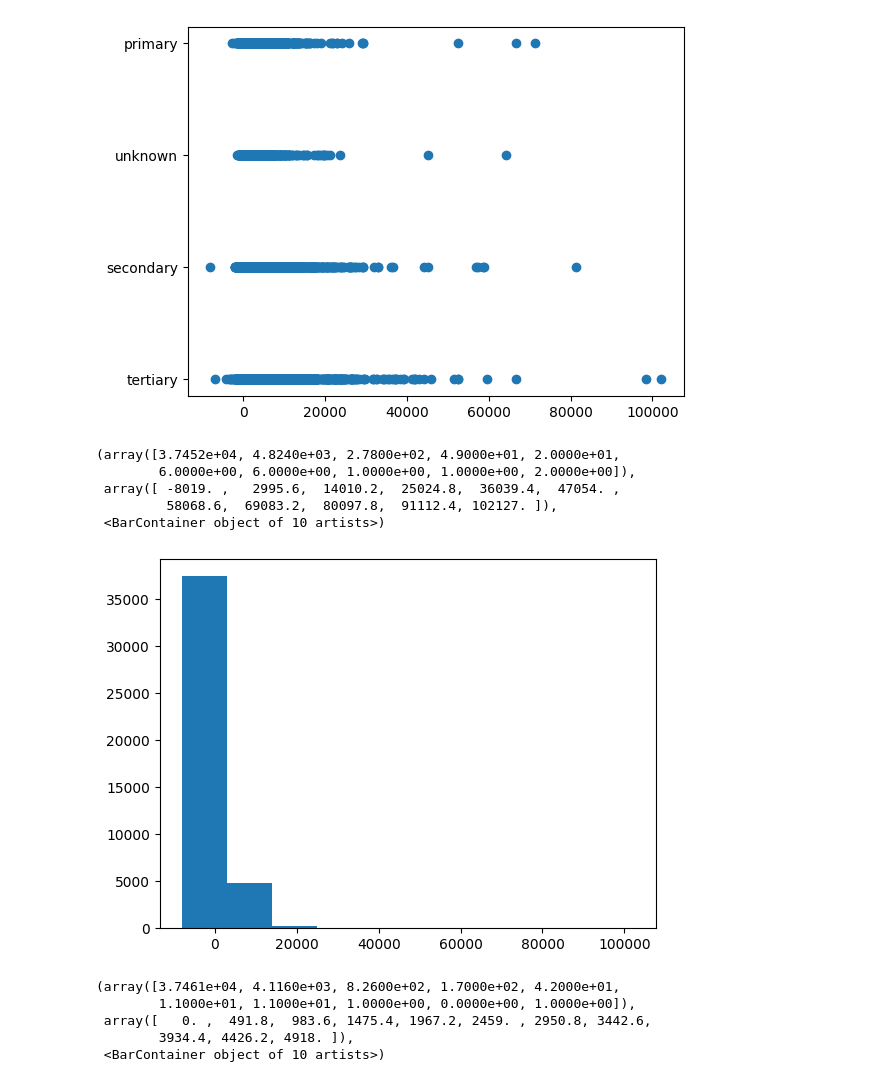
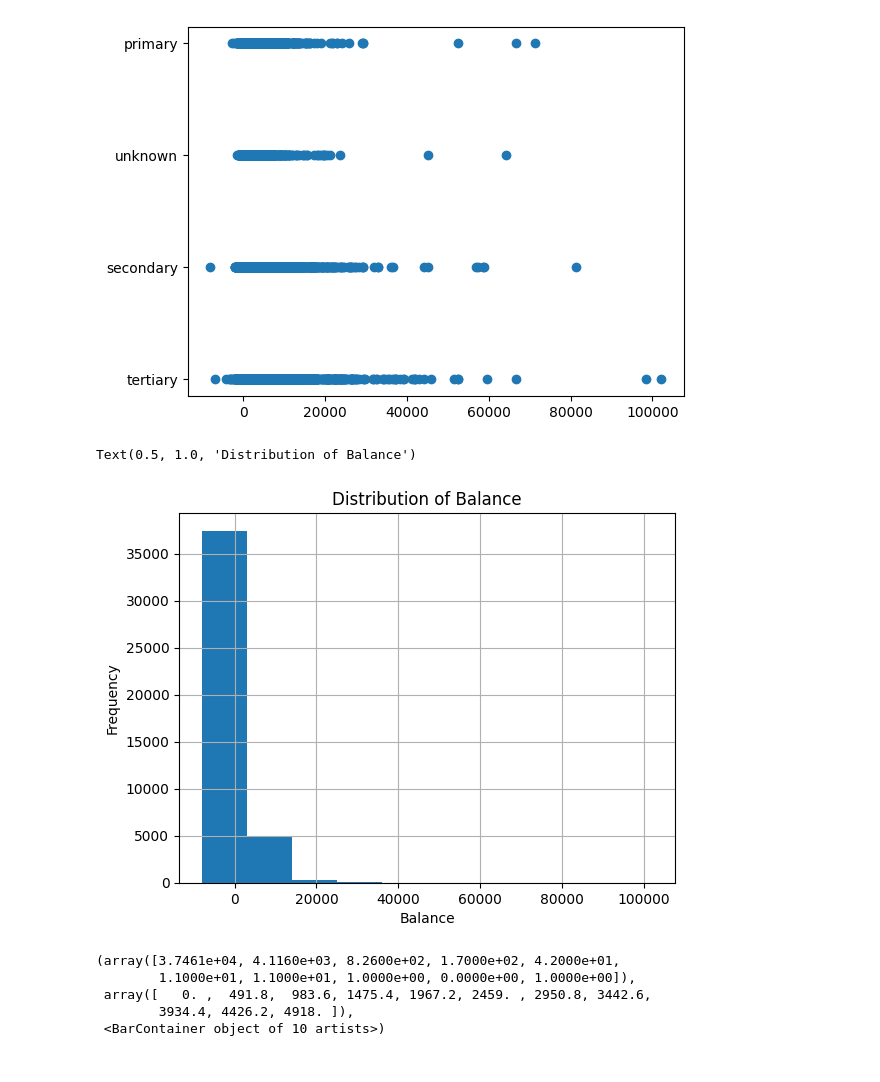
Before and after one commit to BKhaleque/BankCustomerClustering, a Jupyter notebook: Clustering.ipynb, the cells around one changed output. Saved outputs shown, nothing was run; the diff lists cells and outputs as text; code cells hidden in the pictures.

Commit message:
Changes to visualisations

```diff
--- a/Clustering.ipynb
+++ b/Clustering.ipynb
@@ -135,15 +144,14 @@ plt.show()
 # %% [output]
 [figure]
 # %%
-plt.hist(df['balance'])
+df['balance'].hist()
+plt.xlabel('Balance')
+plt.ylabel('Frequency')
+plt.title('Distribution of Balance')
 #Most people have close to 0 balance, kinda sad
 # %% [output]
-(array([3.7452e+04, 4.8240e+03, 2.7800e+02, 4.9000e+01, 2.0000e+01,
-        6.0000e+00, 6.0000e+00, 1.0000e+00, 1.0000e+00, 2.0000e+00]),
- array([ -8019. ,   2995.6,  14010.2,  25024.8,  36039.4,  47054. ,
-         58068.6,  69083.2,  80097.8,  91112.4, 102127. ]),
- <BarContainer object of 10 artists>)
+Text(0.5, 1.0, 'Distribution of Balance')
-[figure, old version]
+[figure, new version]
 # %%
 plt.hist(df['duration'])
 # Most pople have not kept their account for a long time!
```
Also changed, not shown: parts of 2 cells of this notebook, 1 other file.
